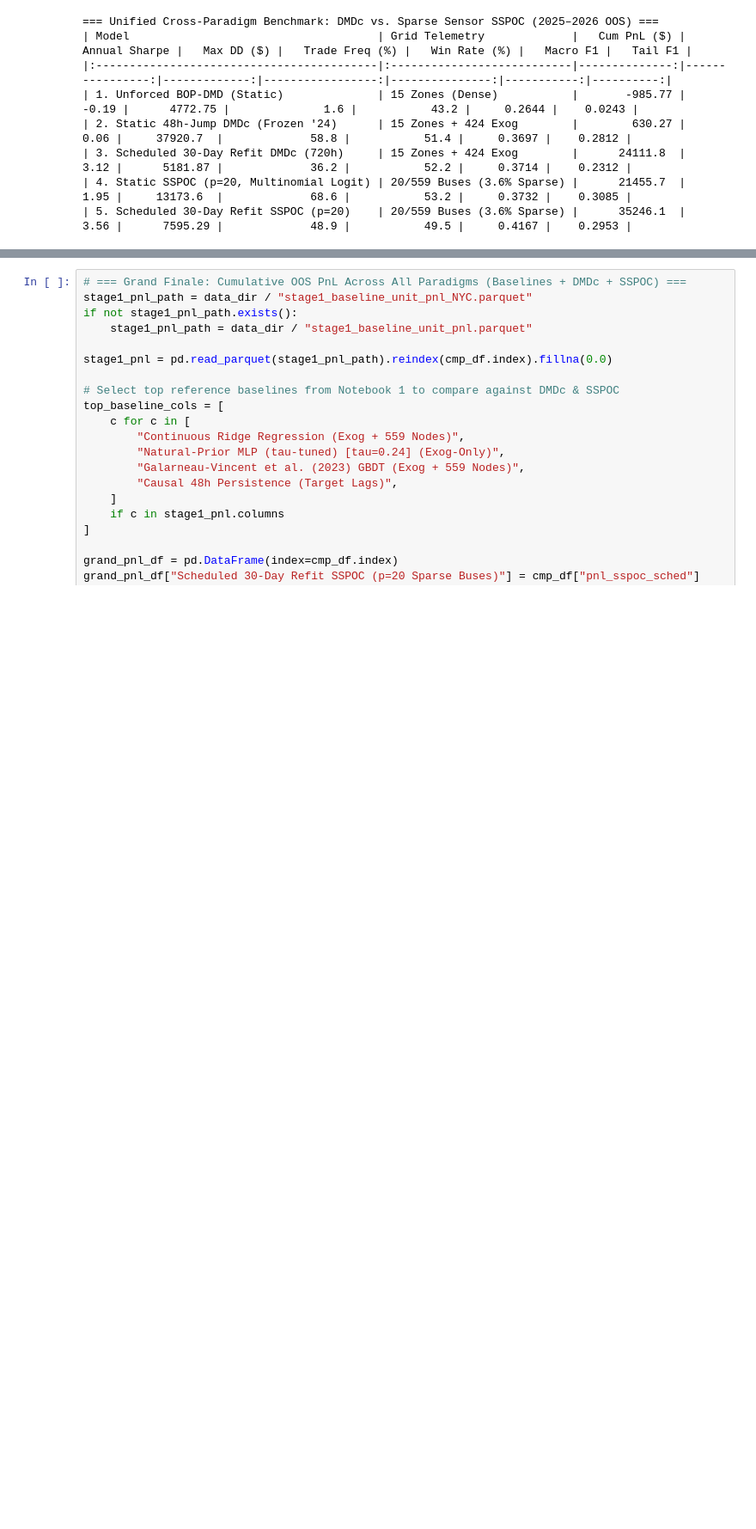
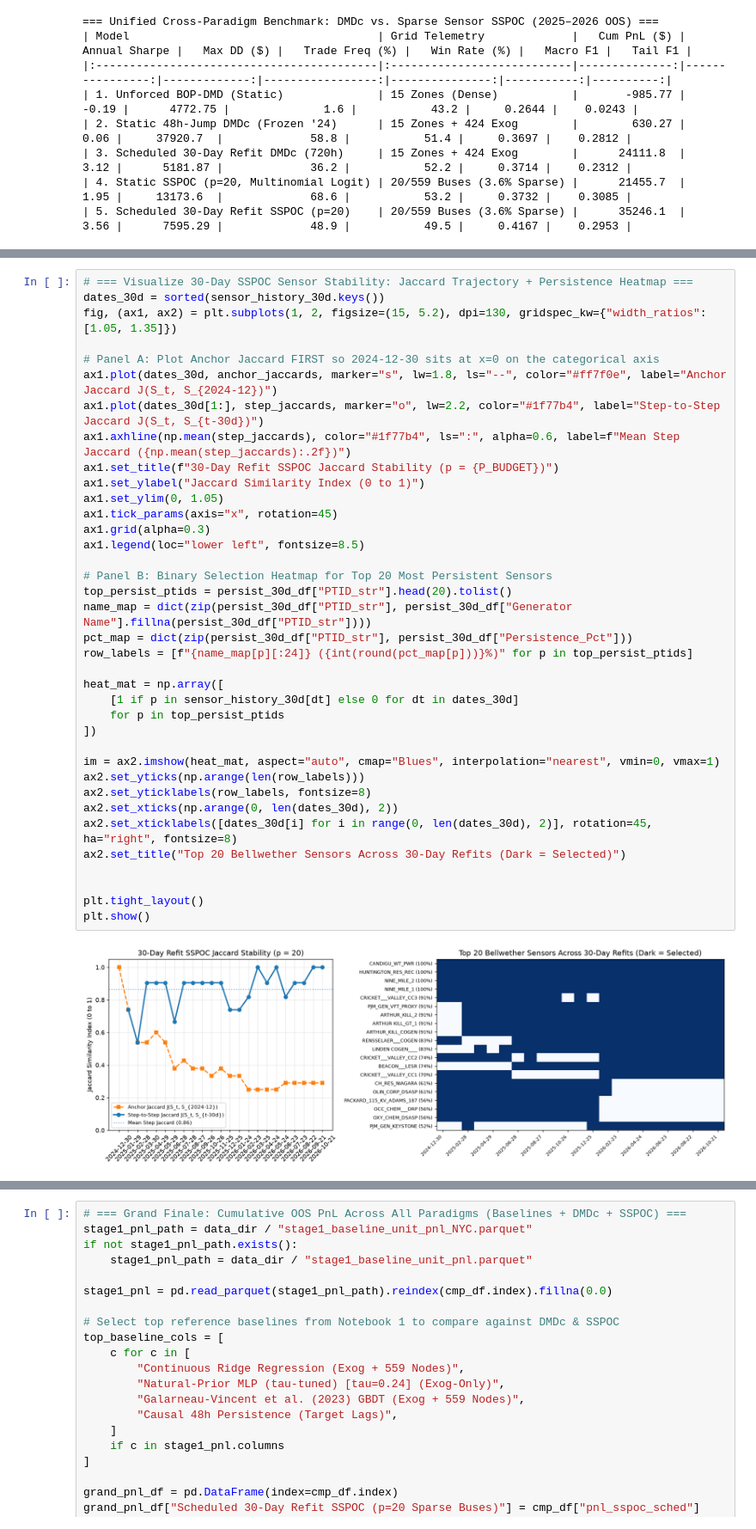
Before and after one commit to pasmith/me570-nyiso-sparse-sensing, a Jupyter notebook: notebooks/04_sspoc_sparse_sensor_placement.ipynb, the cells around one changed output, grey strips where cells are left out. Shown at 86% size. Drawn from its saved outputs; the diff is of its cells as text; blank space fills up the shorter version.

Commit message:
explore stability of selected sensor nodes

```diff
--- a/notebooks/04_sspoc_sparse_sensor_placement.ipynb
+++ b/notebooks/04_sspoc_sparse_sensor_placement.ipynb
@@ -642,0 +755,39 @@ print(unified_df.to_markdown(index=False))
+# %%
+# === Visualize 30-Day SSPOC Sensor Stability: Jaccard Trajectory + Persistence Heatmap ===
+dates_30d = sorted(sensor_history_30d.keys())
+fig, (ax1, ax2) = plt.subplots(1, 2, figsize=(15, 5.2), dpi=130, gridspec_kw={"width_ratios": [1.05, 1.35]})
+
+# Panel A: Plot Anchor Jaccard FIRST so 2024-12-30 sits at x=0 on the categorical axis
+ax1.plot(dates_30d, anchor_jaccards, marker="s", lw=1.8, ls="--", color="#ff7f0e", label="Anchor Jaccard J(S_t, S_{2024-12})")
+ax1.plot(dates_30d[1:], step_jaccards, marker="o", lw=2.2, color="#1f77b4", label="Step-to-Step Jaccard J(S_t, S_{t-30d})")
+ax1.axhline(np.mean(step_jaccards), color="#1f77b4", ls=":", alpha=0.6, label=f"Mean Step Jaccard ({np.mean(step_jaccards):.2f})")
+ax1.set_title(f"30-Day Refit SSPOC Jaccard Stability (p = {P_BUDGET})")
+ax1.set_ylabel("Jaccard Similarity Index (0 to 1)")
+ax1.set_ylim(0, 1.05)
+ax1.tick_params(axis="x", rotation=45)
+ax1.grid(alpha=0.3)
+ax1.legend(loc="lower left", fontsize=8.5)
+
+# Panel B: Binary Selection Heatmap for Top 20 Most Persistent Sensors
+top_persist_ptids = persist_30d_df["PTID_str"].head(20).tolist()
+name_map = dict(zip(persist_30d_df["PTID_str"], persist_30d_df["Generator Name"].fillna(persist_30d_df["PTID_str"])))
+pct_map = dict(zip(persist_30d_df["PTID_str"], persist_30d_df["Persistence_Pct"]))
+row_labels = [f"{name_map[p][:24]} ({int(round(pct_map[p]))}%)" for p in top_persist_ptids]
+
+heat_mat = np.array([
+    [1 if p in sensor_history_30d[dt] else 0 for dt in dates_30d]
+    for p in top_persist_ptids
+])
+
+im = ax2.imshow(heat_mat, aspect="auto", cmap="Blues", interpolation="nearest", vmin=0, vmax=1)
+ax2.set_yticks(np.arange(len(row_labels)))
+ax2.set_yticklabels(row_labels, fontsize=8)
+ax2.set_xticks(np.arange(0, len(dates_30d), 2))
+ax2.set_xticklabels([dates_30d[i] for i in range(0, len(dates_30d), 2)], rotation=45, ha="right", fontsize=8)
+ax2.set_title("Top 20 Bellwether Sensors Across 30-Day Refits (Dark = Selected)")
+
+
+plt.tight_layout()
+plt.show()
+# %% [output]
+[figure, added]
```
Also changed, not shown: parts of 5 cells of this notebook, 4 other files.
